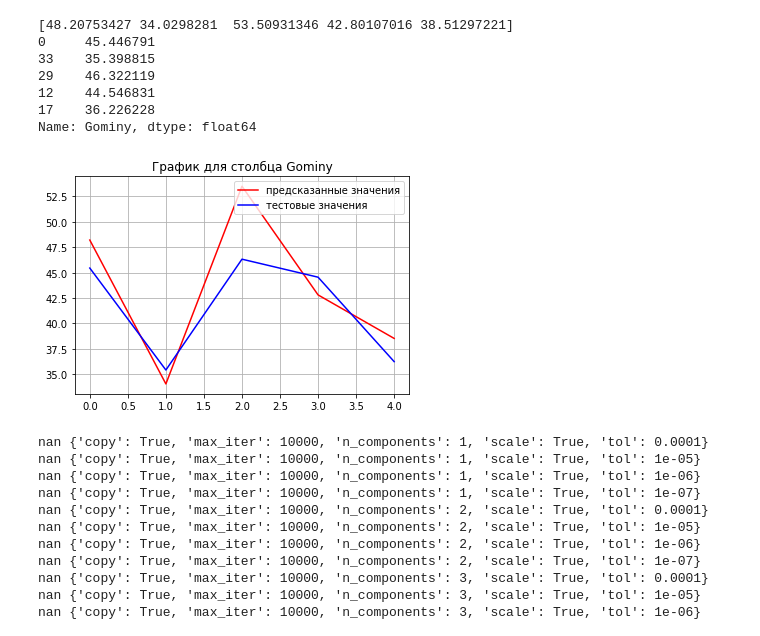
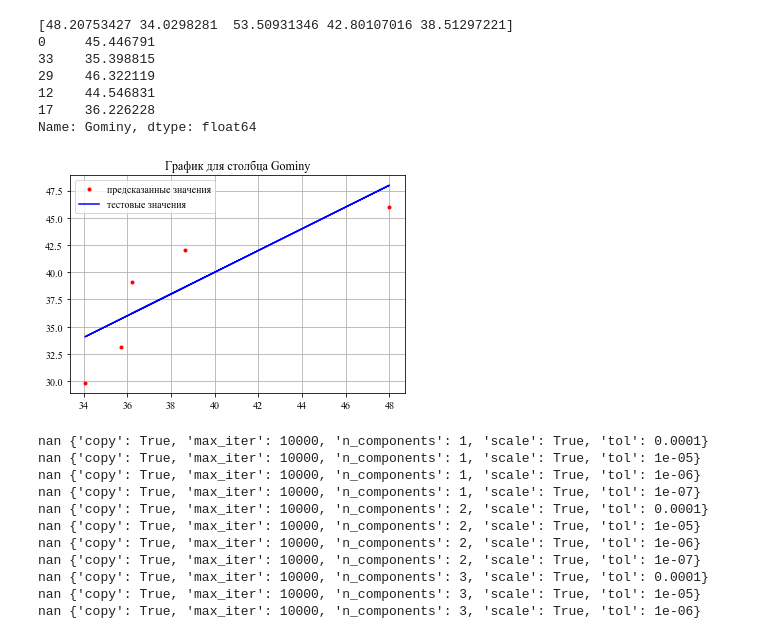
Before and after one commit to 89605502155/course-work-2, a Jupyter notebook: PLS2_regression.ipynb, the cells around one changed output. Cells and saved outputs as stored; diff of their text form; code cells hidden in the pictures.

```diff
--- a/PLS2_regression.ipynb
+++ b/PLS2_regression.ipynb
@@ -42,7 +42,7 @@ print()
 X=pd.DataFrame(Xdata_numpy['X'],index=examples_names, columns=string_name)
 #делим набор на обучающий и тестовый
 X_train, X_test, y_train, y_test = train_test_split(
-     X, Ydata, test_size=0.1428
+     X, Ydata, test_size=0.2856
 )
 print(X_train.shape)
 print(y_train.shape)
@@ -56,10 +56,10 @@ from sklearn.model_selection import GridSearchCV
 pls2 = PLSRegression()
 parametrsNames={
     'copy': [True],
-    'max_iter': [10000],
-    'n_components': range(1,15),
-    'scale': [True],
-    'tol': [1e-04,1e-05,1e-06,1e-07]
+    'max_iter': [30000],
+    'n_components': range(1,85),
+    'scale': [True, False],
+    'tol': [1e-04,1e-05,1e-06,1e-07,1e-08,1e-09,1e-03]
 }
 gridCought=GridSearchCV(pls2, parametrsNames, cv=5)
 gridCought.fit(X_train,y_train)
@@ -90,0 +127,15 @@ print("Наилучшее значение кросс-валидац. прави
+# %%
+import matplotlib as mpl
+mpl.rc('font',family='Times New Roman')
+plt.figure(figsize=(12,7))
+plt.plot(ylow,".",color="red")
+plt.ylabel("Значение ошибки" , fontsize=25,labelpad=12)
+plt.grid()
+plt.xlabel("Номер комбинации параметров",  fontsize=25,labelpad=15)
+plt.title("Зависемость ошибки от значения параметров", fontsize=28,loc="center" ,pad=15)
+
+
+plt.yticks(fontsize=19)
+plt.xticks(fontsize=19)
+plt.savefig('Зависемость ошибки от параметров для PLS2.jpeg', format='jpeg', dpi=1000)
+plt.show();
@@ -90,0 +150,16 @@ print("Наилучшее значение кросс-валидац. прави
+# %%
+mpl.rc('font',family='Times New Roman')
+plt.figure(figsize=(14,9))
+plt.plot(y_test.iloc[:,2],predictors[:,2], ".",color="red",ms=50)
+plt.plot(y_test.iloc[:,2],y_test.iloc[:,2],color="blue",lw=5)
+
+plt.ylabel("Предсказанные значения" , fontsize=30,labelpad=12)
+plt.grid()
+plt.xlabel("Истинные значения",  fontsize=30,labelpad=15)
+plt.title("График predicted-reference Trp", fontsize=35,loc="center" ,pad=15)
+
+
+plt.yticks(area3y,fontsize=24)
+plt.xticks(area3x,fontsize=24)
+plt.savefig('График predicted-reference Trp_PLS2.jpeg', format='jpeg', dpi=1000)
+plt.show();
@@ -132,15 +213,15 @@ Name: Gominy, dtype: float64
 # %%
 b=[]
 for  i in range(0,5):
     b+=[i]
-plt.plot(b,predictors[:,0],color="red",label="предсказанные значения")
-plt.plot(b,y_test.iloc[:,0],color="blue", label="тестовые значения")
+plt.plot(y_test.iloc[:,0],predictors[:,0],".",color="red",label="предсказанные значения")
+plt.plot(y_test.iloc[:,0],y_test.iloc[:,0],color="blue", label="тестовые значения")
 plt.legend()
 plt.grid(True)
 plt.title("График для столбца Gominy")
 plt.show();
 # %% [output]
-[figure, old version]
+[figure, new version]
 # %%
 cvres  =  gridCought.cv_results_
 for mean_score,  params  in zip (cvres [ "mean_test_score" ], cvres [ "params" ] ):
```
Also changed, not shown: parts of 17 cells of this notebook, 25 other files.
